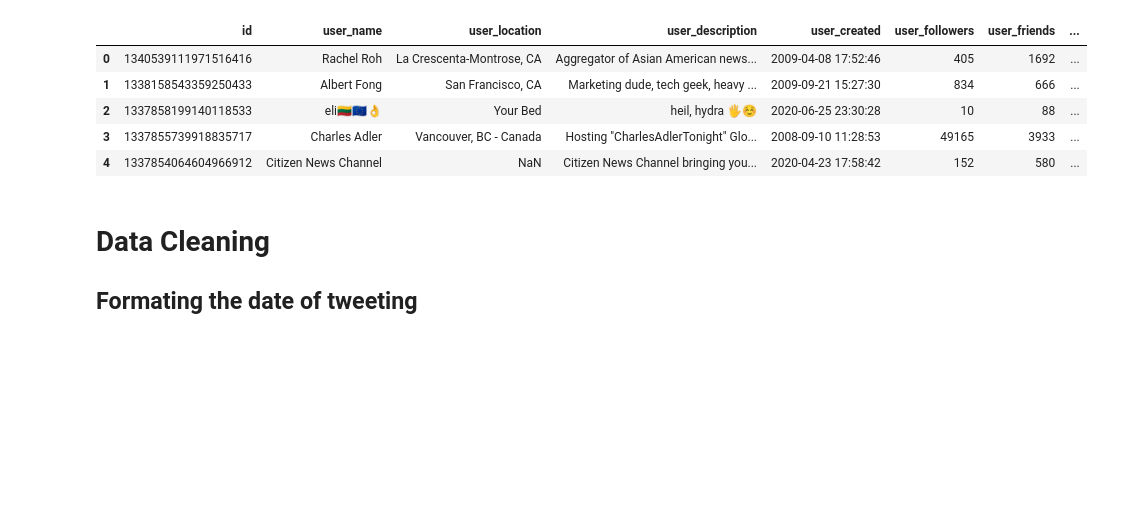
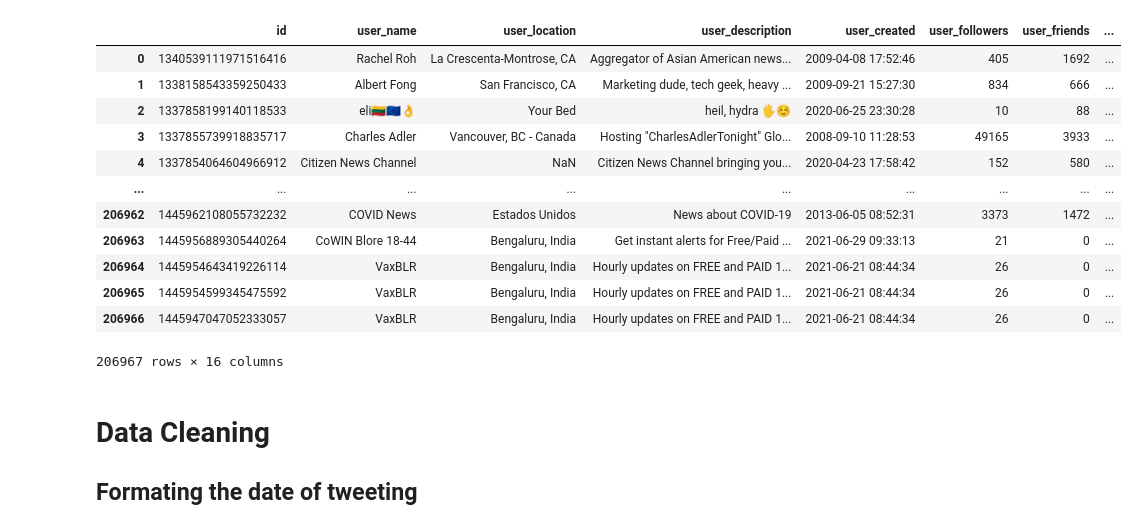
Before and after one commit to Qianhui-Zheng/NLP_COVID19_Vaccine_Tweets, a Jupyter notebook: NLP_vaccine_Twitter.ipynb, the cells around one changed output. Cells and saved outputs as stored; diff of their text form; code cells hidden in the pictures; blank space fills up the shorter version.

```diff
--- a/NLP_vaccine_Twitter.ipynb
+++ b/NLP_vaccine_Twitter.ipynb
@@ -5,13 +25,20 @@ import re
 # %%
 vac_data=pd.read_csv('vaccination_all_tweets.csv')
-vac_data.head()
+vac_data
 # %% [output]
 |  | id | user_name | user_location | user_description | user_created | user_followers | user_friends | ... |
 | 0 | 1340539111971516416 | Rachel Roh | La Crescenta-Montrose, CA | Aggregator of Asian American news... | 2009-04-08 17:52:46 | 405 | 1692 | ... |
 | 1 | 1338158543359250433 | Albert Fong | San Francisco, CA | Marketing dude, tech geek, heavy ... | 2009-09-21 15:27:30 | 834 | 666 | ... |
 | 2 | 1337858199140118533 | eli🇱🇹🇪🇺👌 | Your Bed | heil, hydra 🖐☺ | 2020-06-25 23:30:28 | 10 | 88 | ... |
 | 3 | 1337855739918835717 | Charles Adler | Vancouver, BC - Canada | Hosting "CharlesAdlerTonight" Glo... | 2008-09-10 11:28:53 | 49165 | 3933 | ... |
 | 4 | 1337854064604966912 | Citizen News Channel | NaN | Citizen News Channel bringing you... | 2020-04-23 17:58:42 | 152 | 580 | ... |
+| ... | ... | ... | ... | ... | ... | ... | ... | ... |
+| 206962 | 1445962108055732232 | COVID News | Estados Unidos | News about COVID-19 | 2013-06-05 08:52:31 | 3373 | 1472 | ... |
+| 206963 | 1445956889305440264 | CoWIN Blore 18-44 | Bengaluru, India | Get instant alerts for Free/Paid ... | 2021-06-29 09:33:13 | 21 | 0 | ... |
+| 206964 | 1445954643419226114 | VaxBLR | Bengaluru, India | Hourly updates on FREE and PAID 1... | 2021-06-21 08:44:34 | 26 | 0 | ... |
+| 206965 | 1445954599345475592 | VaxBLR | Bengaluru, India | Hourly updates on FREE and PAID 1... | 2021-06-21 08:44:34 | 26 | 0 | ... |
+| 206966 | 1445947047052333057 | VaxBLR | Bengaluru, India | Hourly updates on FREE and PAID 1... | 2021-06-21 08:44:34 | 26 | 0 | ... |
+206967 rows × 16 columns
 # %% [markdown]
 # Data Cleaning
 ## Formating the date of tweeting
```
Also changed, not shown: parts of 33 cells of this notebook.
